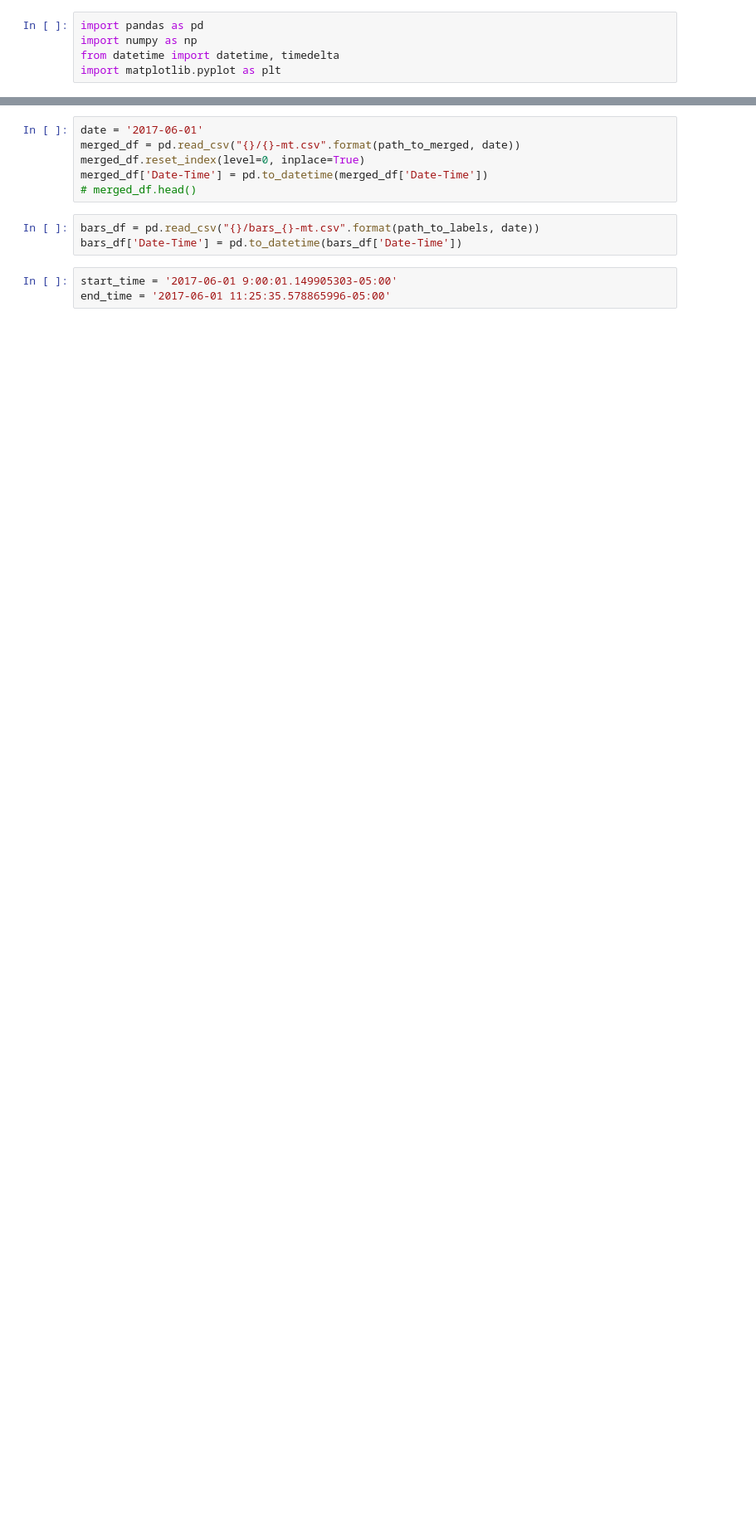
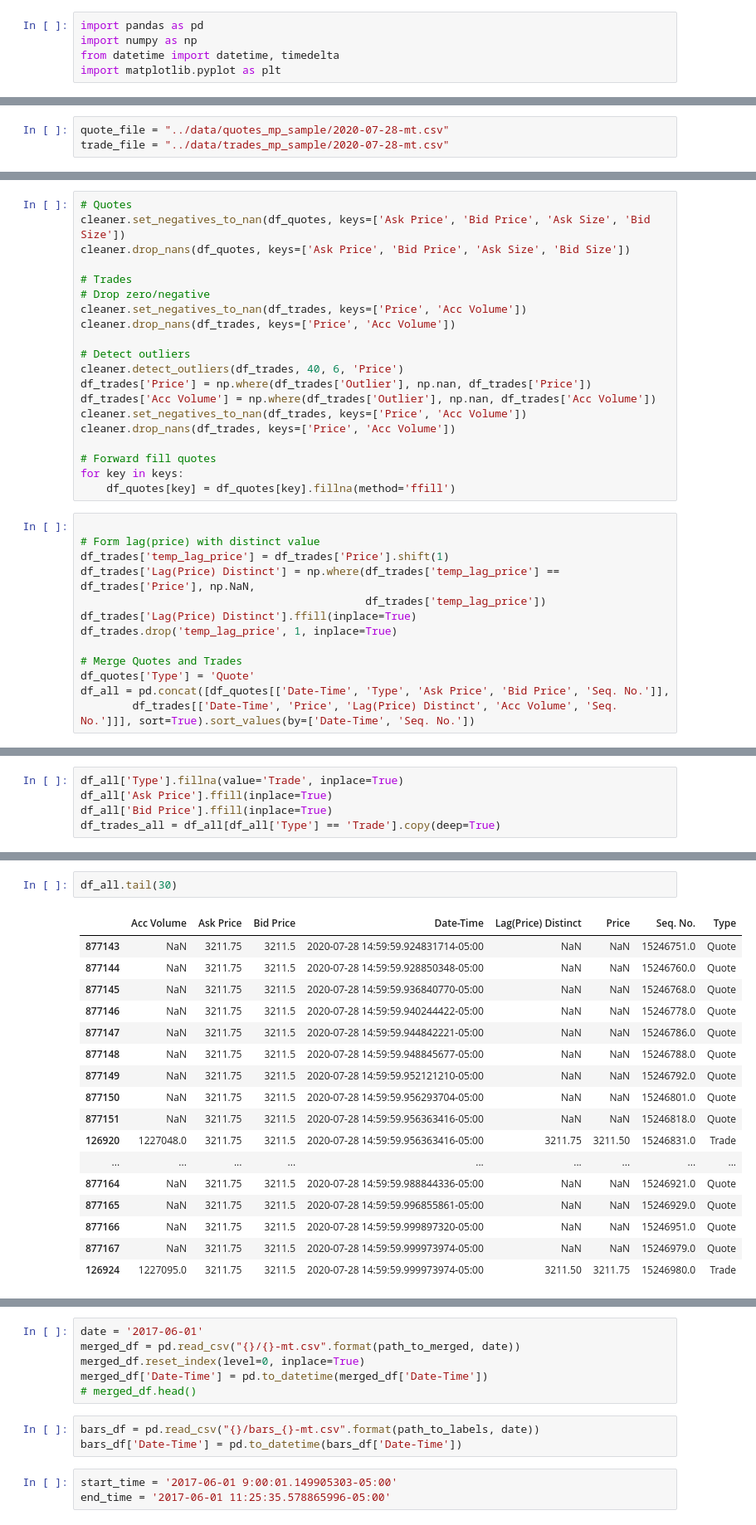
Before and after one commit to elviajero83/fin_research, a Jupyter notebook: notebooks/04b-label visualization.ipynb, the cells around one changed output, grey strips where cells are left out. Shown: that part at 83% size. Drawn from its saved outputs; the diff is of its cells as text; blank space fills up the shorter version.

```diff
--- a/notebooks/04b-label visualization.ipynb
+++ b/notebooks/04b-label visualization.ipynb
@@ -13,0 +9,3 @@ ModuleNotFoundError: No module named 'ipympl'
+# %%
+quote_file = "../data/quotes_mp_sample/2020-07-28-mt.csv"
+trade_file = "../data/trades_mp_sample/2020-07-28-mt.csv"
@@ -13,0 +56,33 @@ ModuleNotFoundError: No module named 'ipympl'
+# %%
+# Quotes
+cleaner.set_negatives_to_nan(df_quotes, keys=['Ask Price', 'Bid Price', 'Ask Size', 'Bid Size'])
+cleaner.drop_nans(df_quotes, keys=['Ask Price', 'Bid Price', 'Ask Size', 'Bid Size'])
+
+# Trades
+# Drop zero/negative
+cleaner.set_negatives_to_nan(df_trades, keys=['Price', 'Acc Volume'])
+cleaner.drop_nans(df_trades, keys=['Price', 'Acc Volume'])
+
+# Detect outliers
+cleaner.detect_outliers(df_trades, 40, 6, 'Price')
+df_trades['Price'] = np.where(df_trades['Outlier'], np.nan, df_trades['Price'])
+df_trades['Acc Volume'] = np.where(df_trades['Outlier'], np.nan, df_trades['Acc Volume'])
+cleaner.set_negatives_to_nan(df_trades, keys=['Price', 'Acc Volume'])
+cleaner.drop_nans(df_trades, keys=['Price', 'Acc Volume'])
+
+# Forward fill quotes
+for key in keys:
+    df_quotes[key] = df_quotes[key].fillna(method='ffill')
+# %%
+
+# Form lag(price) with distinct value
+df_trades['temp_lag_price'] = df_trades['Price'].shift(1)
+df_trades['Lag(Price) Distinct'] = np.where(df_trades['temp_lag_price'] == df_trades['Price'], np.NaN,
+                                            df_trades['temp_lag_price'])
+df_trades['Lag(Price) Distinct'].ffill(inplace=True)
+df_trades.drop('temp_lag_price', 1, inplace=True)
+
+# Merge Quotes and Trades
+df_quotes['Type'] = 'Quote'
+df_all = pd.concat([df_quotes[['Date-Time', 'Type', 'Ask Price', 'Bid Price', 'Seq. No.']],
+        df_trades[['Date-Time', 'Price', 'Lag(Price) Distinct', 'Acc Volume', 'Seq. No.']]], sort=True).sort_values(by=['Date-Time', 'Seq. No.'])
@@ -13,0 +105,5 @@ ModuleNotFoundError: No module named 'ipympl'
+# %%
+df_all['Type'].fillna(value='Trade', inplace=True)
+df_all['Ask Price'].ffill(inplace=True)
+df_all['Bid Price'].ffill(inplace=True)
+df_trades_all = df_all[df_all['Type'] == 'Trade'].copy(deep=True)
@@ -13,0 +148,20 @@ ModuleNotFoundError: No module named 'ipympl'
+# %%
+df_all.tail(30)
+# %% [output]
+|  | Acc Volume | Ask Price | Bid Price | Date-Time | Lag(Price) Distinct | Price | Seq. No. | Type |
+| 877143 | NaN | 3211.75 | 3211.5 | 2020-07-28 14:59:59.924831714-05:00 | NaN | NaN | 15246751.0 | Quote |
+| 877144 | NaN | 3211.75 | 3211.5 | 2020-07-28 14:59:59.928850348-05:00 | NaN | NaN | 15246760.0 | Quote |
+| 877145 | NaN | 3211.75 | 3211.5 | 2020-07-28 14:59:59.936840770-05:00 | NaN | NaN | 15246768.0 | Quote |
+| 877146 | NaN | 3211.75 | 3211.5 | 2020-07-28 14:59:59.940244422-05:00 | NaN | NaN | 15246778.0 | Quote |
+| 877147 | NaN | 3211.75 | 3211.5 | 2020-07-28 14:59:59.944842221-05:00 | NaN | NaN | 15246786.0 | Quote |
+| 877148 | NaN | 3211.75 | 3211.5 | 2020-07-28 14:59:59.948845677-05:00 | NaN | NaN | 15246788.0 | Quote |
+| 877149 | NaN | 3211.75 | 3211.5 | 2020-07-28 14:59:59.952121210-05:00 | NaN | NaN | 15246792.0 | Quote |
+| 877150 | NaN | 3211.75 | 3211.5 | 2020-07-28 14:59:59.956293704-05:00 | NaN | NaN | 15246801.0 | Quote |
+| 877151 | NaN | 3211.75 | 3211.5 | 2020-07-28 14:59:59.956363416-05:00 | NaN | NaN | 15246818.0 | Quote |
+| 126920 | 1227048.0 | 3211.75 | 3211.5 | 2020-07-28 14:59:59.956363416-05:00 | 3211.75 | 3211.50 | 15246831.0 | Trade |
+| ... | ... | ... | ... | ... | ... | ... | ... | ... |
+| 877164 | NaN | 3211.75 | 3211.5 | 2020-07-28 14:59:59.988844336-05:00 | NaN | NaN | 15246921.0 | Quote |
+| 877165 | NaN | 3211.75 | 3211.5 | 2020-07-28 14:59:59.996855861-05:00 | NaN | NaN | 15246929.0 | Quote |
+| 877166 | NaN | 3211.75 | 3211.5 | 2020-07-28 14:59:59.999897320-05:00 | NaN | NaN | 15246951.0 | Quote |
+| 877167 | NaN | 3211.75 | 3211.5 | 2020-07-28 14:59:59.999973974-05:00 | NaN | NaN | 15246979.0 | Quote |
+| 126924 | 1227095.0 | 3211.75 | 3211.5 | 2020-07-28 14:59:59.999973974-05:00 | 3211.50 | 3211.75 | 15246980.0 | Trade |
```
Also changed, not shown: parts of 34 cells of this notebook, 9 other files.
